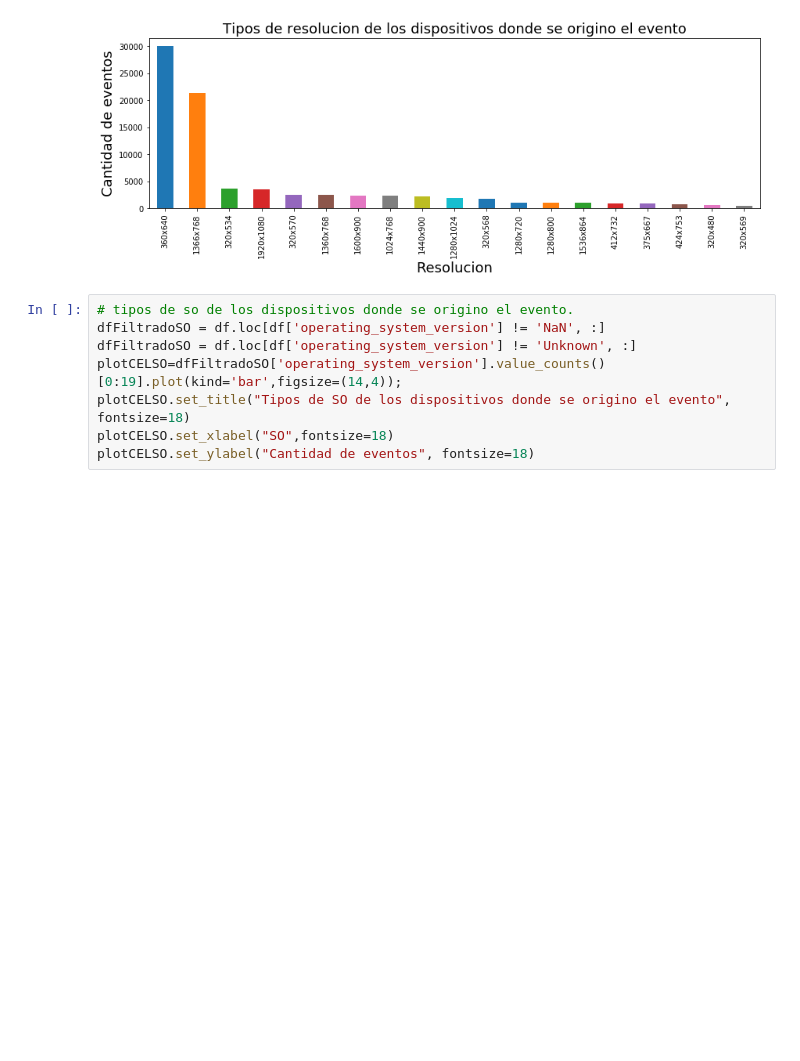
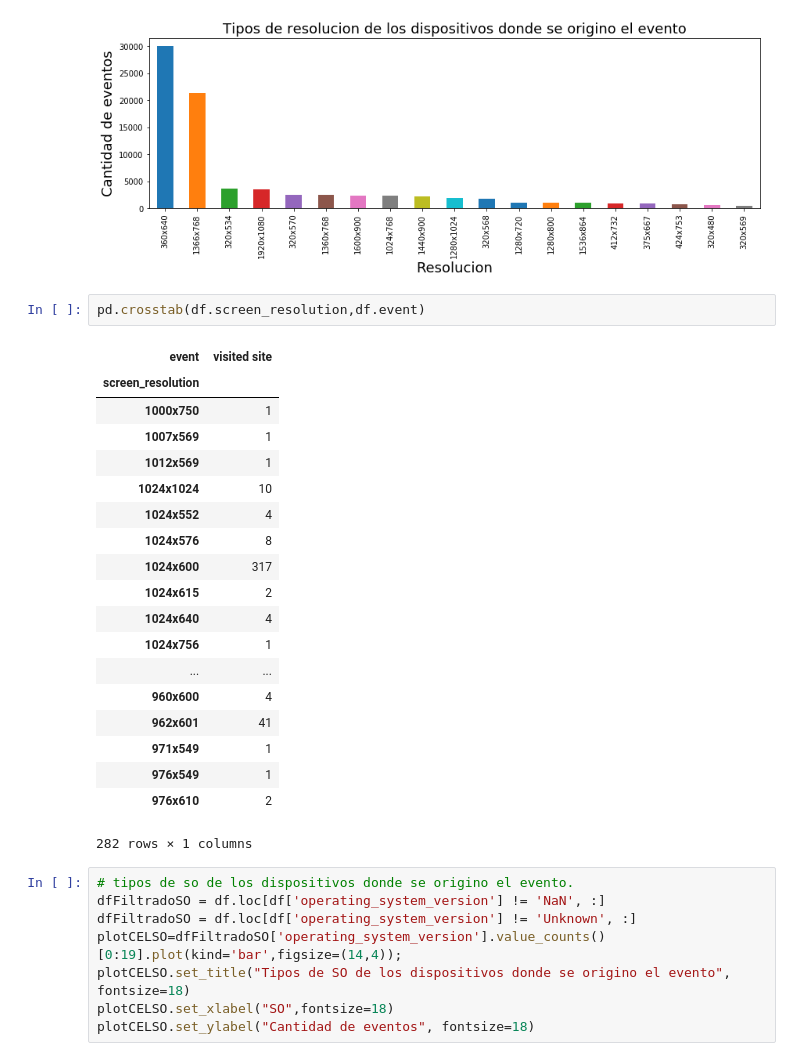
Before and after one commit to MartinCohen98/OrganizacionDeDatosTP1, a Jupyter notebook: AnalisisExploratorioTrocafoneBarbara.ipynb, the cells around one changed output. Saved outputs shown, nothing was run; the diff lists cells and outputs as text; blank space fills up the shorter version.

```diff
--- a/AnalisisExploratorioTrocafoneBarbara.ipynb
+++ b/AnalisisExploratorioTrocafoneBarbara.ipynb
@@ -241,6 +251,28 @@ plotCELR.set_ylabel("Cantidad de eventos", fontsize=18)
 # %% [output]
 Text(0,0.5,'Cantidad de eventos')
 [figure]
+# %%
+pd.crosstab(df.screen_resolution,df.event)
+# %% [output]
+| event | visited site |
+| screen_resolution |  |
+| 1000x750 | 1 |
+| 1007x569 | 1 |
+| 1012x569 | 1 |
+| 1024x1024 | 10 |
+| 1024x552 | 4 |
+| 1024x576 | 8 |
+| 1024x600 | 317 |
+| 1024x615 | 2 |
+| 1024x640 | 4 |
+| 1024x756 | 1 |
+| ... | ... |
+| 960x600 | 4 |
+| 962x601 | 41 |
+| 971x549 | 1 |
+| 976x549 | 1 |
+| 976x610 | 2 |
+282 rows × 1 columns
 # %%
 # tipos de so de los dispositivos donde se origino el evento.
 dfFiltradoSO = df.loc[df['operating_system_version'] != 'NaN', :]
```
Also changed, not shown: parts of 9 cells of this notebook.
